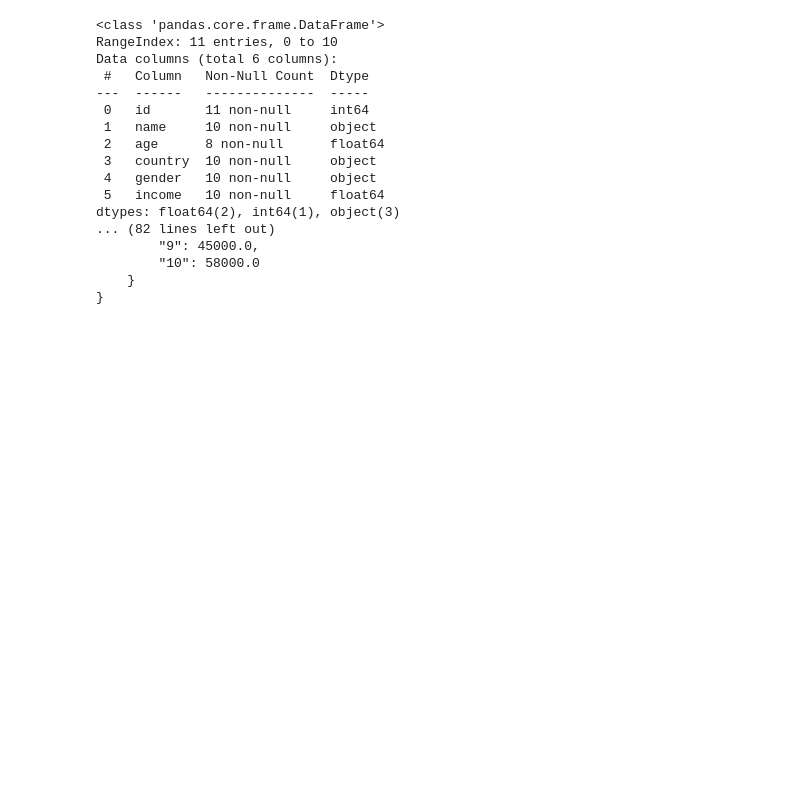
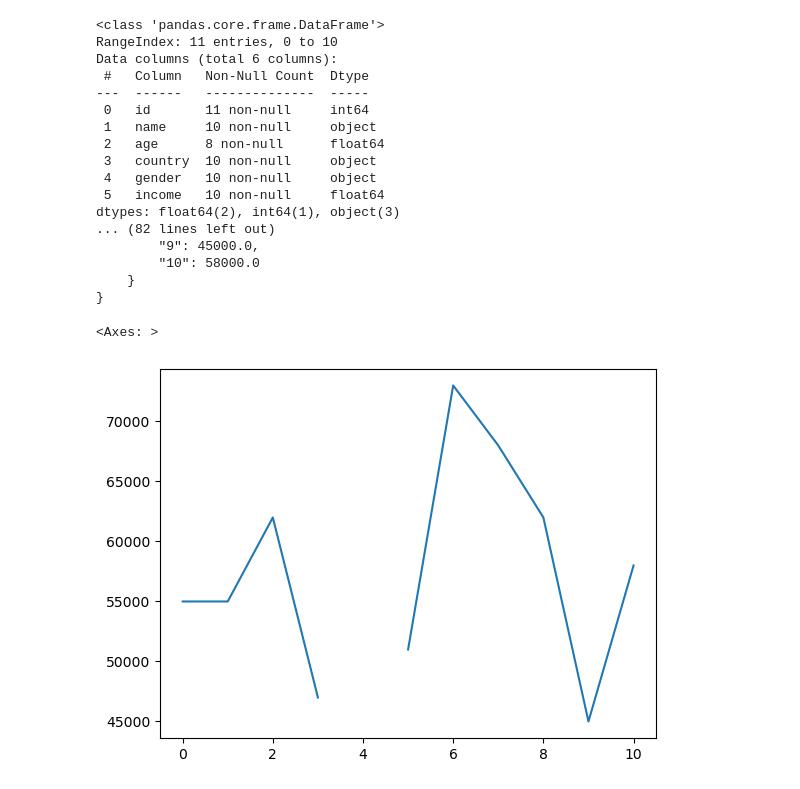
Before and after one commit to RuchiraDevane-dev/python-data-science-workbench, a Jupyter notebook: pandas_tutorial.ipynb, the cells around one changed output. Saved outputs shown, nothing was run; the diff lists cells and outputs as text; code cells hidden in the pictures; blank space fills up the shorter version.

Commit message:
visual using pandas basics

```diff
--- a/pandas_tutorial.ipynb
+++ b/pandas_tutorial.ipynb
@@ -392,3 +392,12 @@ dtypes: float64(2), int64(1), object(3)
         "10": 58000.0
     }
 }
+# %%
+import pandas as pd
+
+df = pd.read_csv("employee_data.csv")
+
+df["income"].plot()
+# %% [output]
+<Axes: >
+[figure, added]
```
Also changed, not shown: parts of 2 cells of this notebook.
